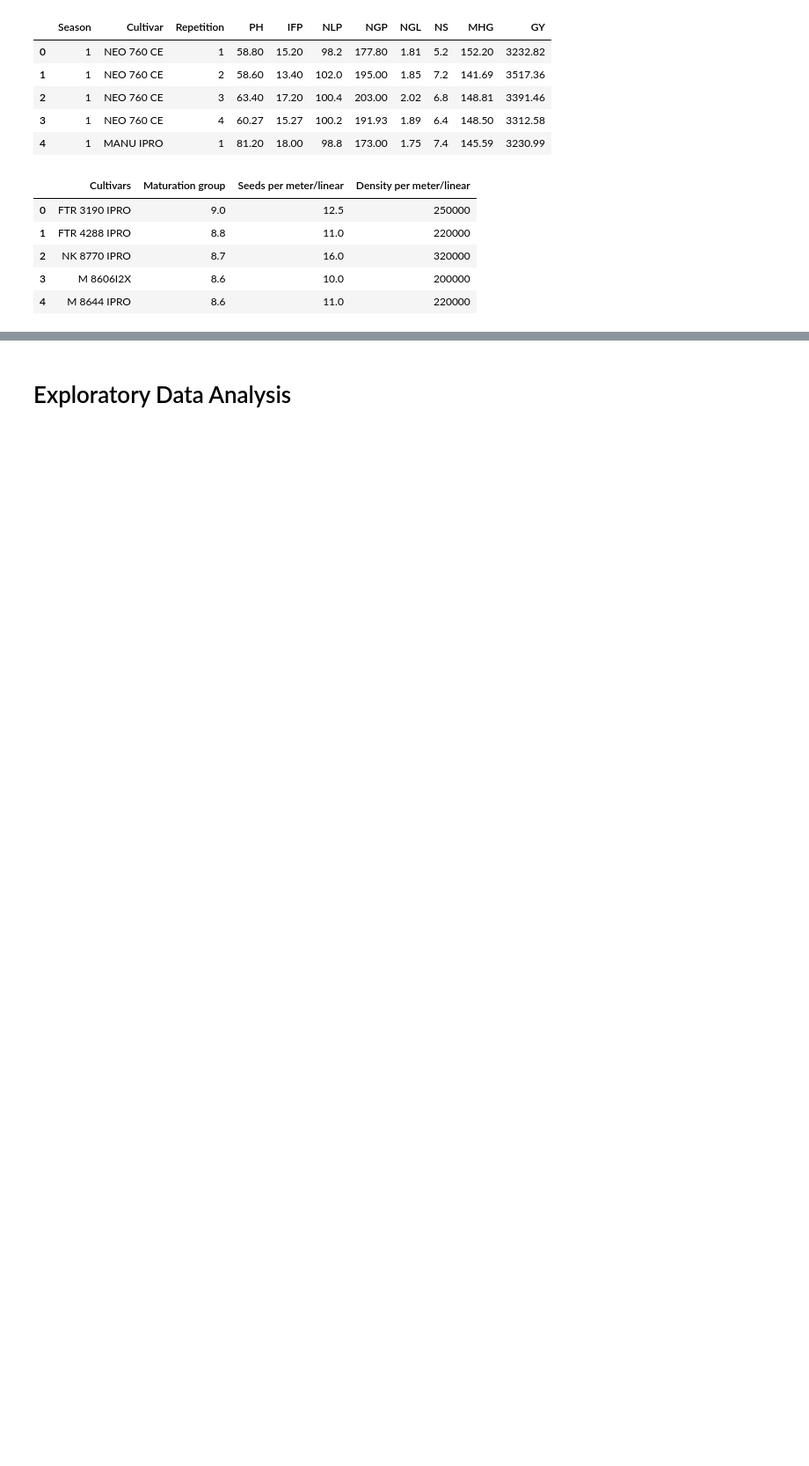
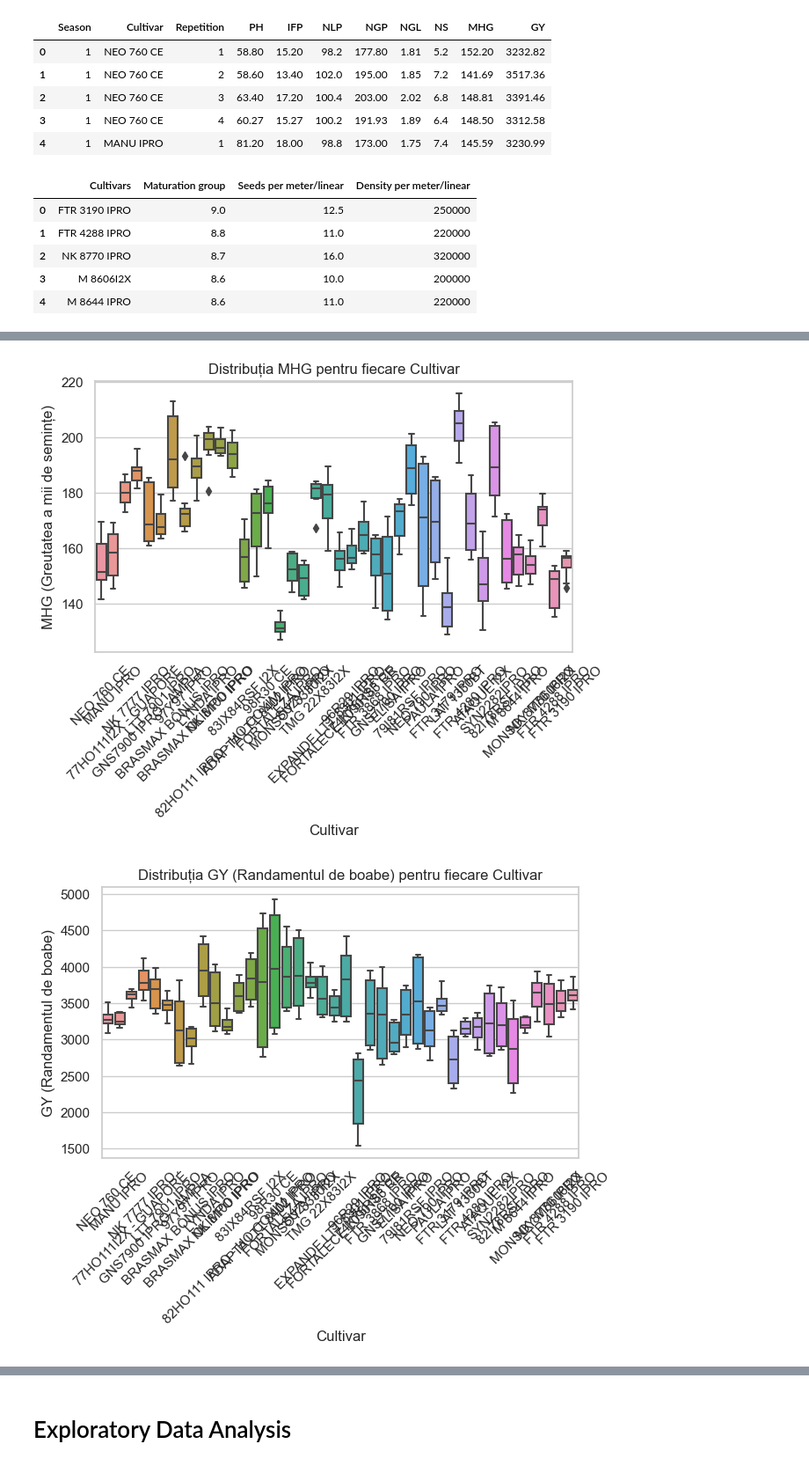
Before and after one commit to NegruA/soybean_cultivars, a Jupyter notebook: main.ipynb, the cells around one changed output, grey strips where cells are left out. Shown at 88% size. Cells and saved outputs as stored; diff of their text form; code cells hidden in the pictures; blank space fills up the shorter version.

```diff
--- a/main.ipynb
+++ b/main.ipynb
@@ -112,0 +123,23 @@ cultivars_description_df.head()
+# %%
+sns.set(style="whitegrid")
+
+# Crearea unui grafic pentru MHG grupat după Cultivar
+plt.figure(figsize=(7, 4))
+sns.boxplot(x='Cultivar', y='MHG', data=data_df)
+plt.title('Distribuția MHG pentru fiecare Cultivar')
+plt.xticks(rotation=45)
+plt.xlabel('Cultivar')
+plt.ylabel('MHG (Greutatea a mii de semințe)')
+plt.show()
+
+# Crearea unui grafic pentru GY grupat după Cultivar
+plt.figure(figsize=(7, 4))
+sns.boxplot(x='Cultivar', y='GY', data=data_df)
+plt.title('Distribuția GY (Randamentul de boabe) pentru fiecare Cultivar')
+plt.xticks(rotation=45)
+plt.xlabel('Cultivar')
+plt.ylabel('GY (Randamentul de boabe)')
+plt.show()
+# %% [output]
+[figure, added]
+[figure, added]
```
Also changed, not shown: parts of 14 cells of this notebook, 1 other file.
